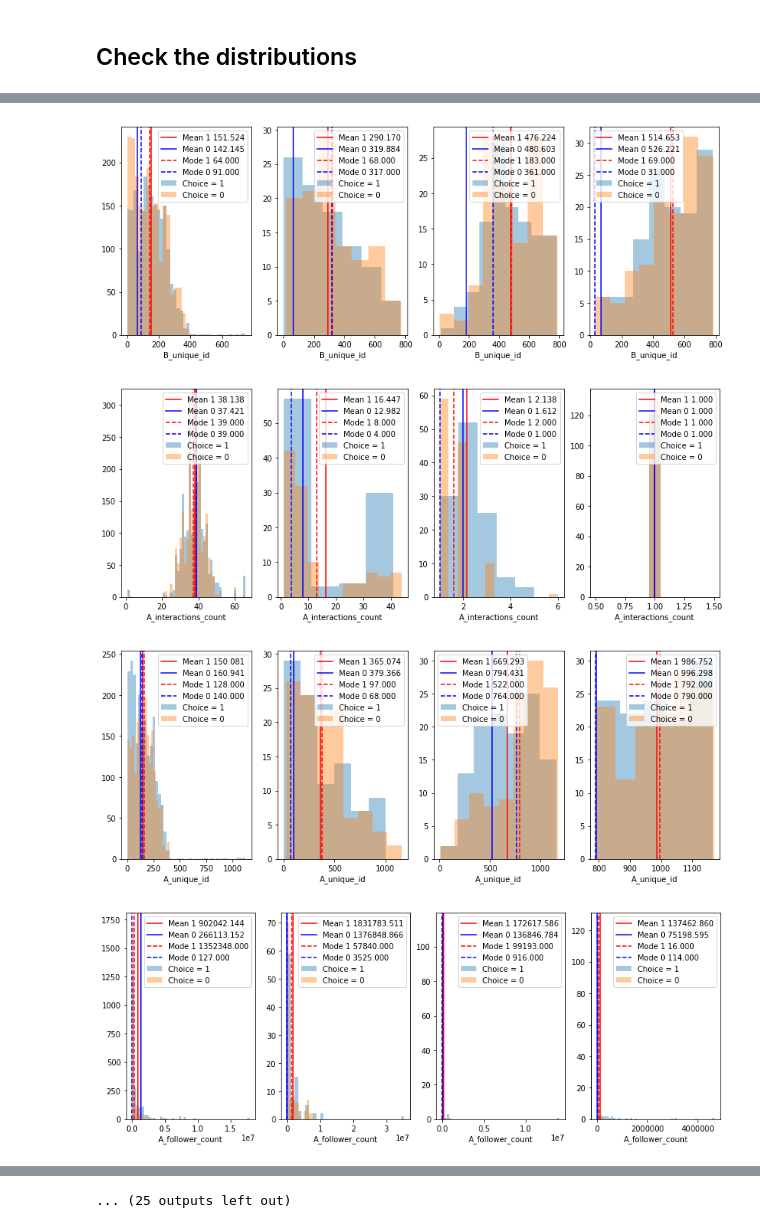
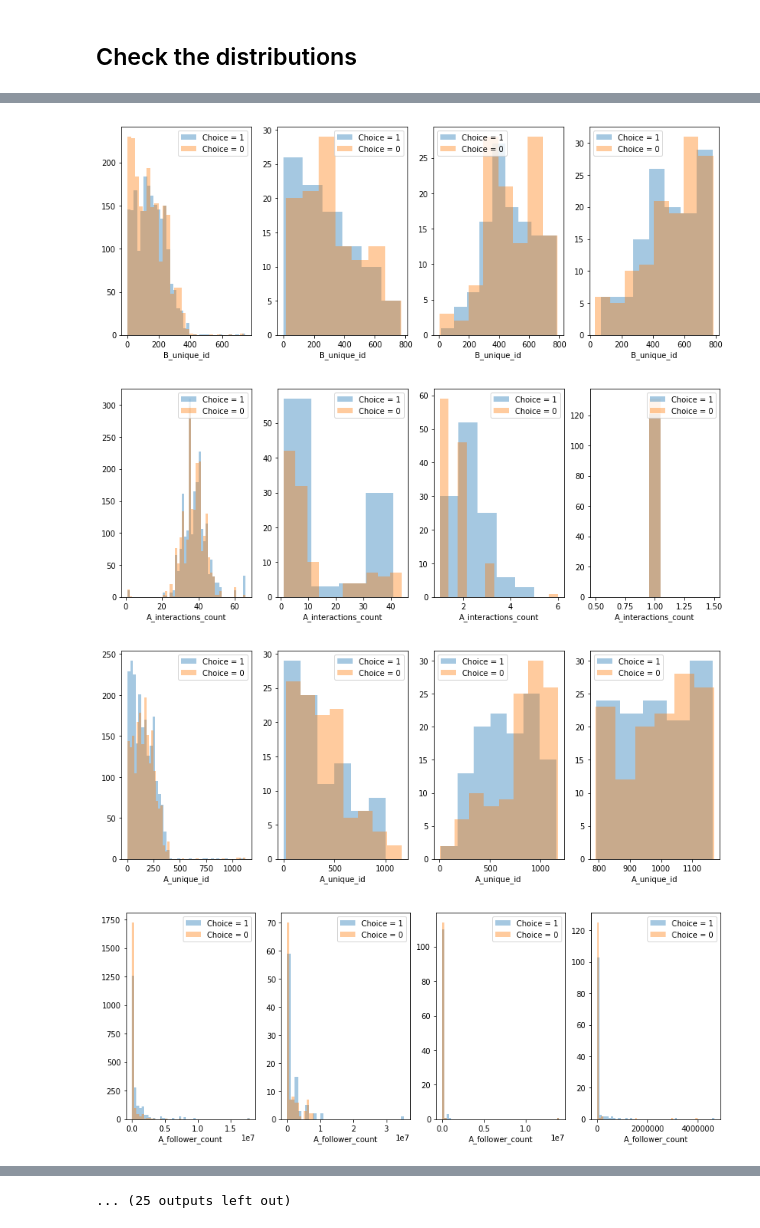
Before and after one commit to ShevchenkoRostyslav/Influencers-in-Social-Networks, a Jupyter notebook: GraphsNetworkAnalysis.ipynb, the cells around one changed output, grey strips where cells are left out. Saved outputs shown, nothing was run; the diff lists cells and outputs as text; code cells hidden in the pictures.

```diff
--- a/GraphsNetworkAnalysis.ipynb
+++ b/GraphsNetworkAnalysis.ipynb
@@ -393,14 +426,0 @@ Cummunity 329, Number of "0" and "1": [1]
-# %%
-d_community_interactions = dict()
-# Count number of 1 and 0 in each category
-for com in community_notes.keys():
-    query = 'A_community == ' + str(com) + ' and B_community == ' + str(com)
-    vals = sub_nw.query(query)['Choice'].value_counts().values
-    if(len(vals)>1):
-        # number of total interactions inside the community
-        interactions = (vals[1] + vals[0])
-        d_community_interactions[com] = [interactions,0]
-        print('Cummunity {}, Number of "0" and "1": {}, Total #interactions = {} +/- {}'.format(com,vals,interactions,0))
-    else:
-        d_community_interactions[com] = [vals[0],0]
-        print('Cummunity {}, Number of "0" and "1": {}, Total #interactions = {}'.format(com,vals,vals[0]))
@@ -427,7 +429,7 @@ Cummunity 329, Number of "0" and "1": [1], Total #interactions = 1
 plt.figure(figsize=(10,5))
 for com in community_notes.keys():
     if d_community_interactions[com][0] > 10:
-        ax = plt.bar(x=com,width=1,height=d_community_interactions[com][0],yerr=d_ratio[com][1])
+        ax = plt.bar(x=com,width=1,height=d_community_interactions[com][0],yerr=d_community_interactions[com][1])
         print(com,d_community_interactions[com][0],community_notes[com])
 # %% [output]
 0 353 [190, 280, 54, 7, 8, 195, 179, 12, 118, 140, 210, 84, 338, 188, 30, 34, 126, 105, 139, 42, 46, 48, 59, 62, 368, 63, 66, 218, 141, 70, 71, 78, 263, 82, 120, 83, 85, 114, 92, 132, 252, 124, 133, 1 ...
@@ -508,8 +510,8 @@ def network_partition(network,d_community_interactions,size_large,size_medium):
             c_network[user + '_' + com +'_community'] = c_network[user + '_community'].apply(lambda x : 1 if x in comms[com] else 0)
     return c_network
 # %%
-large_n = network_partition(sub_nw,d_community_interactions,200,50)
-large_n.head()
+partitioned_nw = network_partition(network,d_community_interactions,200,50)
+partitioned_nw.head()
 # %% [output]
 |  | B_interactions_count | B_unique_id | A_interactions_count | A_unique_id | A_follower_count | ... |
 |  |  |  |  |  |  | ... |
@@ -526,7 +528,7 @@ large_n.head()
 plt.figure(figsize=(15,15))
 for i,s in enumerate(['L','M','S','XS'],start=1):
     plt.subplot(2, 2, i)
-    partitioned_nw_G=nx.from_pandas_edgelist(large_n.query('A_' + s + '_community == 1 and B_' + s + '_community == 1'), 'A_unique_id', 'B_unique_id')
+    partitioned_nw_G=nx.from_pandas_edgelist(partitioned_nw.query('A_' + s + '_community == 1 and B_' + s + '_community == 1'), 'A_unique_id', 'B_unique_id')
     nx.draw(partitioned_nw_G,with_labels=True)
     plt.title(s + ' Networks')
 # %% [output]
@@ -537,31 +539,18 @@ for i,s in enumerate(['L','M','S','XS'],start=1):
 ## Check the distributions
 # %%
 # Plot the features
-for i, col in enumerate(large_n.columns,start=1):
+for i, col in enumerate(partitioned_nw.columns,start=1):
     plt.figure(i,figsize=(14, 5))
     for j,s in enumerate(['L','M','S','XS'],start=1):
 
         feature1 = large_n.query('A_' + s + '_community == 1 and B_' + s + '_community == 1 and Choice == 1')[col]
         feature0 = large_n.query('A_' + s + '_community == 1 and B_' + s + '_community == 1 and Choice == 0')[col]
 
-        # compute stats for the distributions
-        mean1=feature1.mean()
-        mode1=feature1.mode().get_values()[0]
-        mean0=feature0.mean()
-        mode0=feature0.mode().get_values()[0]
-
         # distribution of each feature
         plt.subplot(1, 4, j)
         sns.distplot(feature1,kde=False)
         sns.distplot(feature0,kde=False)
-        plt.axvline(mean1, color='r', linestyle='-')
-        plt.axvline(mode1, color='b', linestyle='-')
-        plt.axvline(mean0, color='r', linestyle='--')
-        plt.axvline(mode0, color='b', linestyle='--')
-        plt.legend({'Mean 1 {:0.3f}'.format(mean1):mean1,
-                    'Mean 0 {:0.3f}'.format(mean0):mean0,
-                    'Mode 1 {:0.3f}'.format(mode1):mode1,
-                    'Mode 0 {:0.3f}'.format(mode0):mode0,
+        plt.legend({
                     'Choice = 1':feature1,
                     'Choice = 0':feature0
                    })
@@ -570,4 +559,4 @@ for i, col in enumerate(large_n.columns,start=1):
-[figure, old version]
+[figure, new version]
-[figure, old version]
+[figure, new version]
-[figure, old version]
+[figure, new version]
-[figure, old version]
+[figure, new version]
```
Also changed, not shown: parts of 35 cells of this notebook, 1 other file.
